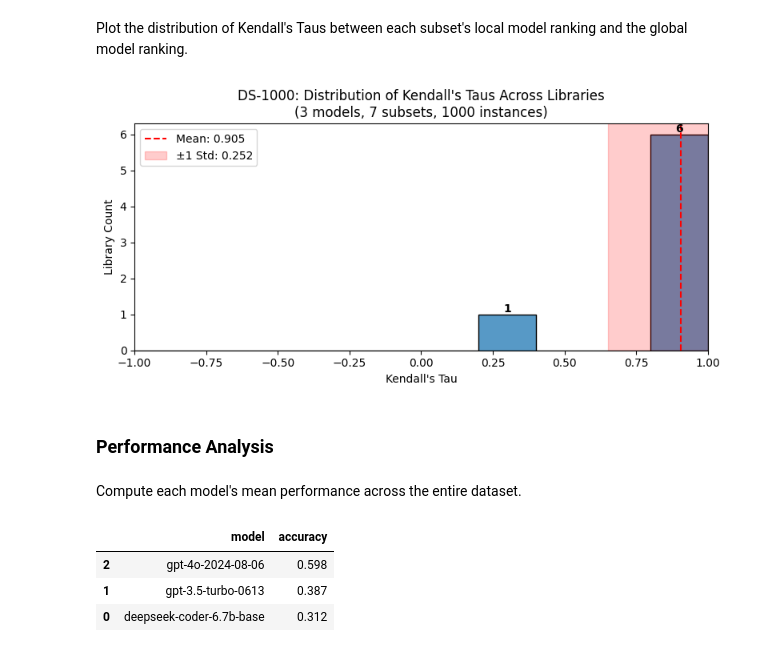
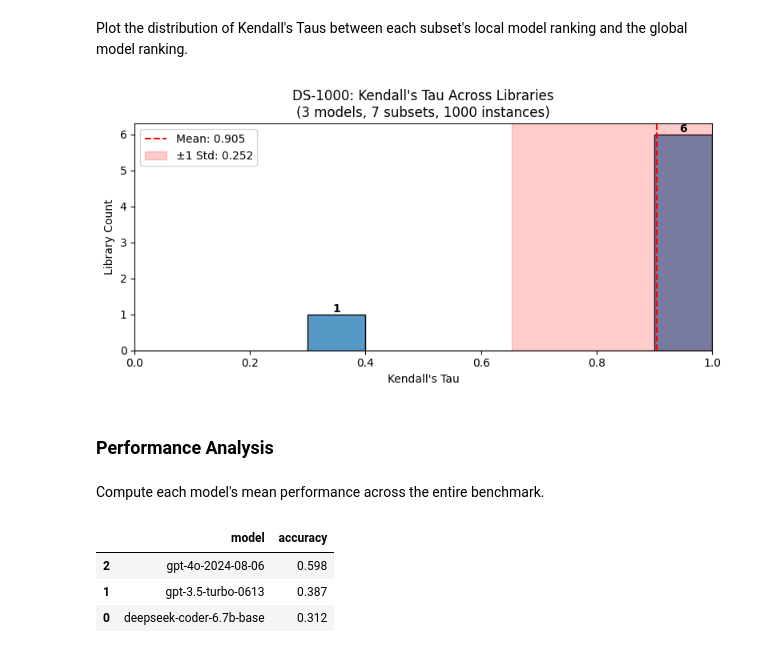
Before and after one commit to mpg05883/EvalTree, a Jupyter notebook: notebooks/inter_subset_analysis.ipynb, the cells around one changed output. Cells and saved outputs as stored; diff of their text form; code cells hidden in the pictures.

```diff
--- a/notebooks/inter_subset_analysis.ipynb
+++ b/notebooks/inter_subset_analysis.ipynb
@@ -149,39 +149,39 @@ Plot the distribution of Kendall's Taus between each subset's local model rankin
 # %%
 column = "kendall_tau"
 xlabel = "Kendall's Tau"
 ylabel = f"{subset_col.capitalize()} Count"
 title = (
-    f"{dataset}: Distribution of Kendall's Taus Across Libraries"
+    f"{dataset}: Kendall's Tau Across Libraries"
     f"\n({num_models} models, {len(subsets)} subsets, {num_instances} instances)"
 )
 annotate = True
 mean = kendall_tau_df[column].mean()
 std = kendall_tau_df[column].std()
-xlim = (-1, 1)
+xlim = (0, 1)
 
 fig = plot_histogram(
     kendall_tau_df,
     column=column,
     xlabel=xlabel,
     ylabel=ylabel,
     title=title,
     annotate=annotate,
     mean=mean,
     std=std,
     xlim=xlim,
 )
 
 analysis = "inter_subset_analysis"
 plot_name = f"kendall_tau_distribution_{subset_col}"
 file_path = build_plot_path(dataset, analysis, plot_name)
 plt.savefig(file_path)
 plt.show()
 # %% [output]
-[figure, old version]
+[figure, new version]
 # %% [markdown]
 ### Performance Analysis
 # %% [markdown]
-Compute each model's mean performance across the entire dataset.
+Compute each model's mean performance across the entire benchmark.
 # %%
 mean_accuracy_df = (
     model_scores_df.mean(axis=0)
```
Also changed, not shown: parts of 25 cells of this notebook, 11 other files.
